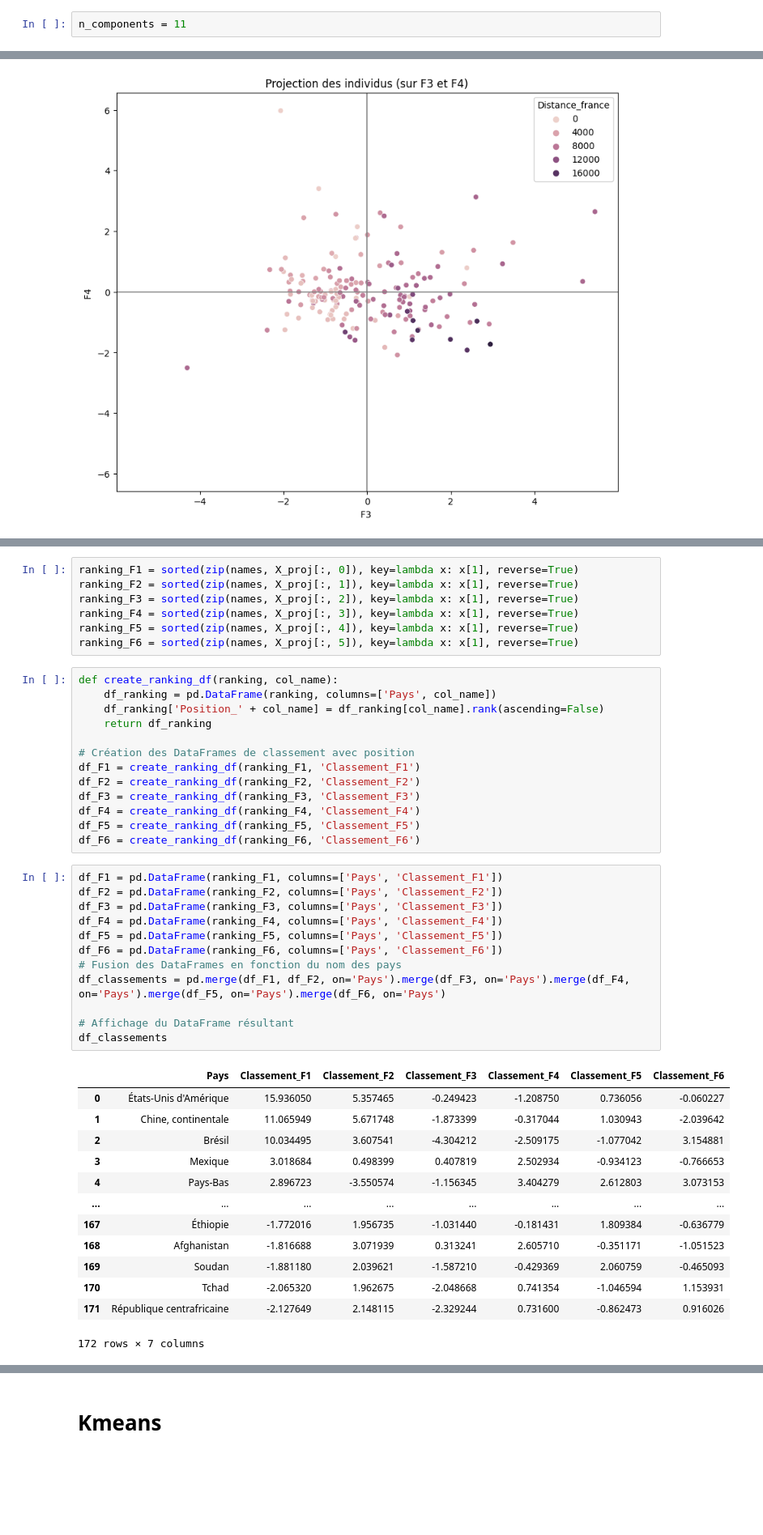
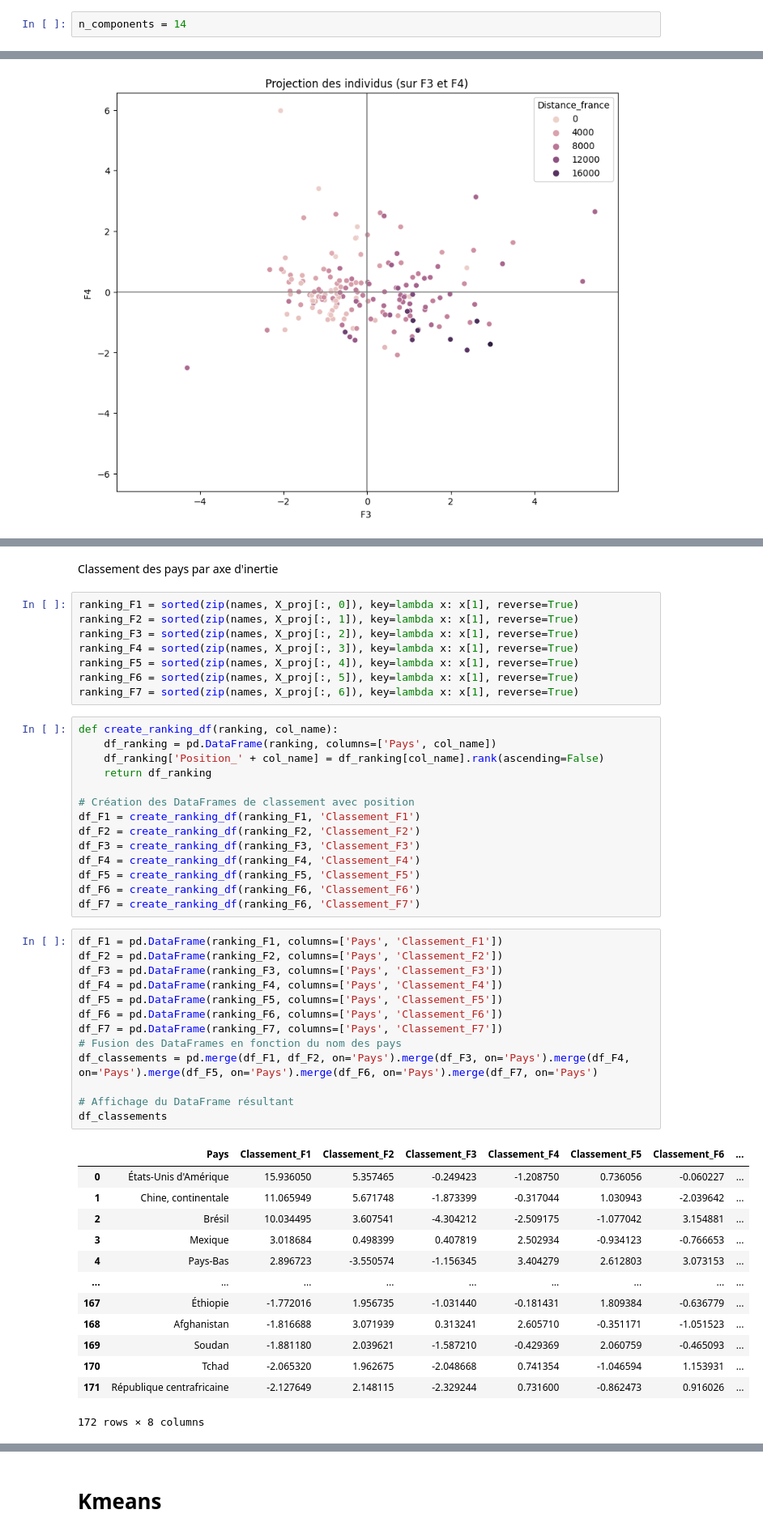
Before and after one commit to sylvain11464/Projet9-realiser-une-etude-de-marche, a Jupyter notebook: Output/Projet 9 analyse.ipynb, the cells around one changed output, grey strips where cells are left out. Shown at 81% size. Saved outputs shown, nothing was run; the diff lists cells and outputs as text; blank space fills up the shorter version.

```diff
--- a/Output/Projet 9 analyse.ipynb
+++ b/Output/Projet 9 analyse.ipynb
@@ -195,7 +224,7 @@ pd.DataFrame(X_scaled).describe().round(2).loc[idx, :]
 | mean | 0.0 | -0.0 | 0.0 | 0.0 | -0.0 | 0.0 | -0.0 | -0.0 | -0.0 | 0.0 | 0.0 | ... |
 | std | 1.0 | 1.0 | 1.0 | 1.0 | 1.0 | 1.0 | 1.0 | 1.0 | 1.0 | 1.0 | 1.0 | ... |
 # %%
-n_components = 11
+n_components = 14
 # %%
 pca = PCA(n_components=n_components)
 # %%
@@ -514,3 +545,5 @@ Identification des axes principaux d'inertie:
+# %% [markdown]
+Classement des pays par axe d'inertie
 # %%
 ranking_F1 = sorted(zip(names, X_proj[:, 0]), key=lambda x: x[1], reverse=True)
 ranking_F2 = sorted(zip(names, X_proj[:, 1]), key=lambda x: x[1], reverse=True)
@@ -518,6 +551,7 @@ ranking_F3 = sorted(zip(names, X_proj[:, 2]), key=lambda x: x[1], reverse=True)
 ranking_F4 = sorted(zip(names, X_proj[:, 3]), key=lambda x: x[1], reverse=True)
 ranking_F5 = sorted(zip(names, X_proj[:, 4]), key=lambda x: x[1], reverse=True)
 ranking_F6 = sorted(zip(names, X_proj[:, 5]), key=lambda x: x[1], reverse=True)
+ranking_F7 = sorted(zip(names, X_proj[:, 6]), key=lambda x: x[1], reverse=True)
 # %%
 def create_ranking_df(ranking, col_name):
     df_ranking = pd.DataFrame(ranking, columns=['Pays', col_name])
@@ -531,30 +565,32 @@ df_F3 = create_ranking_df(ranking_F3, 'Classement_F3')
 df_F4 = create_ranking_df(ranking_F4, 'Classement_F4')
 df_F5 = create_ranking_df(ranking_F5, 'Classement_F5')
 df_F6 = create_ranking_df(ranking_F6, 'Classement_F6')
+df_F7 = create_ranking_df(ranking_F6, 'Classement_F7')
 # %%
 df_F1 = pd.DataFrame(ranking_F1, columns=['Pays', 'Classement_F1'])
 df_F2 = pd.DataFrame(ranking_F2, columns=['Pays', 'Classement_F2'])
 df_F3 = pd.DataFrame(ranking_F3, columns=['Pays', 'Classement_F3'])
 df_F4 = pd.DataFrame(ranking_F4, columns=['Pays', 'Classement_F4'])
 df_F5 = pd.DataFrame(ranking_F5, columns=['Pays', 'Classement_F5'])
 df_F6 = pd.DataFrame(ranking_F6, columns=['Pays', 'Classement_F6'])
+df_F7 = pd.DataFrame(ranking_F7, columns=['Pays', 'Classement_F7'])
 # Fusion des DataFrames en fonction du nom des pays
-df_classements = pd.merge(df_F1, df_F2, on='Pays').merge(df_F3, on='Pays').merge(df_F4, on='Pays').merge(df_F5, on='Pays').merge(df_F6, on='Pays')
+df_classements = pd.merge(df_F1, df_F2, on='Pays').merge(df_F3, on='Pays').merge(df_F4, on='Pays').merge(df_F5, on='Pays').merge(df_F6, on='Pays').merge(df_F7, on='Pays')
 
 # Affichage du DataFrame résultant
 df_classements
 # %% [output]
-|  | Pays | Classement_F1 | Classement_F2 | Classement_F3 | Classement_F4 | Classement_F5 | Classement_F6 |
-| 0 | États-Unis d'Amérique | 15.936050 | 5.357465 | -0.249423 | -1.208750 | 0.736056 | -0.060227 |
-| 1 | Chine, continentale | 11.065949 | 5.671748 | -1.873399 | -0.317044 | 1.030943 | -2.039642 |
-| 2 | Brésil | 10.034495 | 3.607541 | -4.304212 | -2.509175 | -1.077042 | 3.154881 |
-| 3 | Mexique | 3.018684 | 0.498399 | 0.407819 | 2.502934 | -0.934123 | -0.766653 |
-| 4 | Pays-Bas | 2.896723 | -3.550574 | -1.156345 | 3.404279 | 2.612803 | 3.073153 |
-| ... | ... | ... | ... | ... | ... | ... | ... |
-| 167 | Éthiopie | -1.772016 | 1.956735 | -1.031440 | -0.181431 | 1.809384 | -0.636779 |
-| 168 | Afghanistan | -1.816688 | 3.071939 | 0.313241 | 2.605710 | -0.351171 | -1.051523 |
-| 169 | Soudan | -1.881180 | 2.039621 | -1.587210 | -0.429369 | 2.060759 | -0.465093 |
-| 170 | Tchad | -2.065320 | 1.962675 | -2.048668 | 0.741354 | -1.046594 | 1.153931 |
-| 171 | République centrafricaine | -2.127649 | 2.148115 | -2.329244 | 0.731600 | -0.862473 | 0.916026 |
+|  | Pays | Classement_F1 | Classement_F2 | Classement_F3 | Classement_F4 | Classement_F5 | Classement_F6 | ... |
+| 0 | États-Unis d'Amérique | 15.936050 | 5.357465 | -0.249423 | -1.208750 | 0.736056 | -0.060227 | ... |
+| 1 | Chine, continentale | 11.065949 | 5.671748 | -1.873399 | -0.317044 | 1.030943 | -2.039642 | ... |
+| 2 | Brésil | 10.034495 | 3.607541 | -4.304212 | -2.509175 | -1.077042 | 3.154881 | ... |
+| 3 | Mexique | 3.018684 | 0.498399 | 0.407819 | 2.502934 | -0.934123 | -0.766653 | ... |
+| 4 | Pays-Bas | 2.896723 | -3.550574 | -1.156345 | 3.404279 | 2.612803 | 3.073153 | ... |
+| ... | ... | ... | ... | ... | ... | ... | ... | ... |
+| 167 | Éthiopie | -1.772016 | 1.956735 | -1.031440 | -0.181431 | 1.809384 | -0.636779 | ... |
+| 168 | Afghanistan | -1.816688 | 3.071939 | 0.313241 | 2.605710 | -0.351171 | -1.051523 | ... |
+| 169 | Soudan | -1.881180 | 2.039621 | -1.587210 | -0.429369 | 2.060759 | -0.465093 | ... |
+| 170 | Tchad | -2.065320 | 1.962675 | -2.048668 | 0.741354 | -1.046594 | 1.153931 | ... |
+| 171 | République centrafricaine | -2.127649 | 2.148115 | -2.329244 | 0.731600 | -0.862473 | 0.916026 | ... |
-172 rows × 7 columns
+172 rows × 8 columns
 # %%
```
Also changed, not shown: parts of 41 cells of this notebook.
